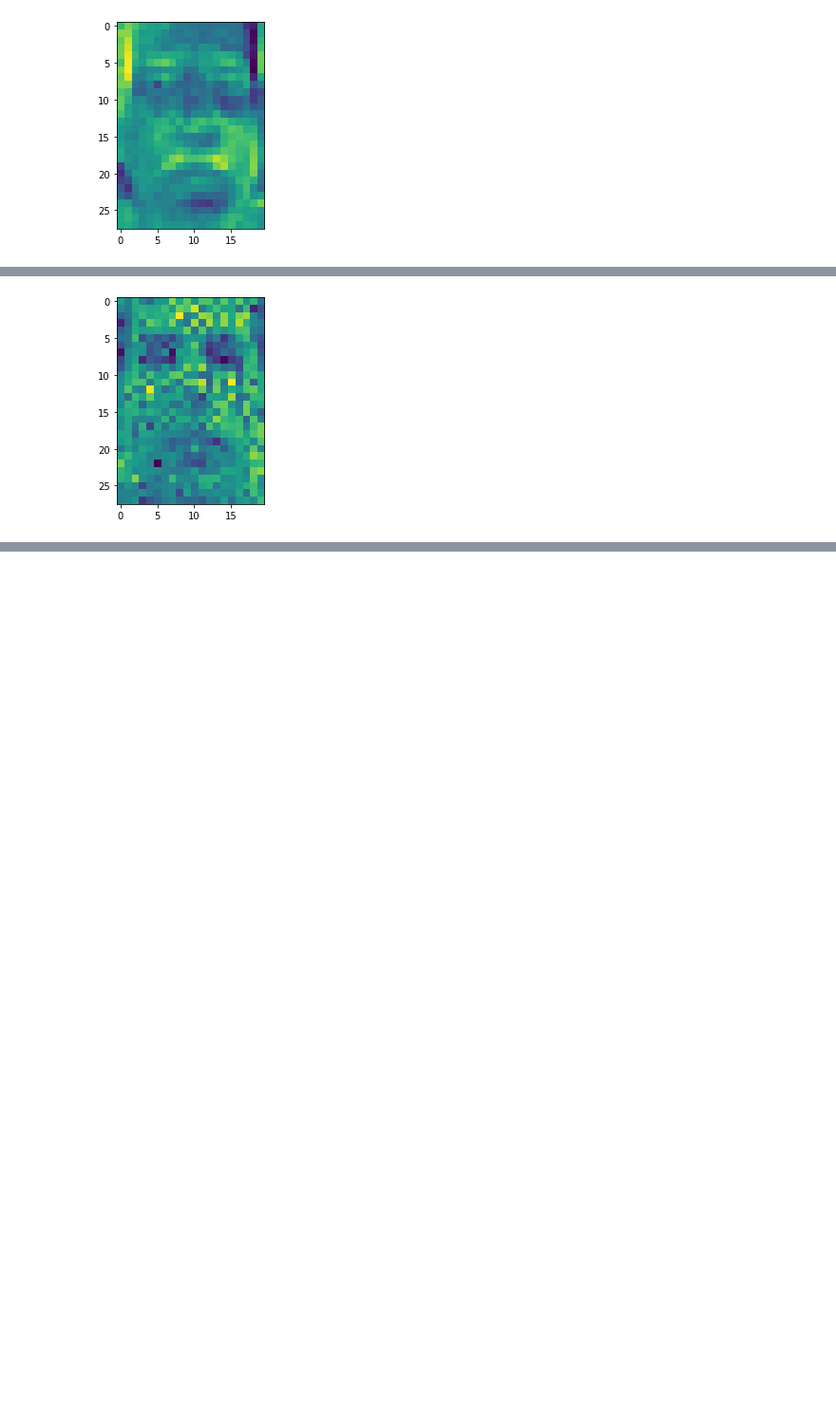
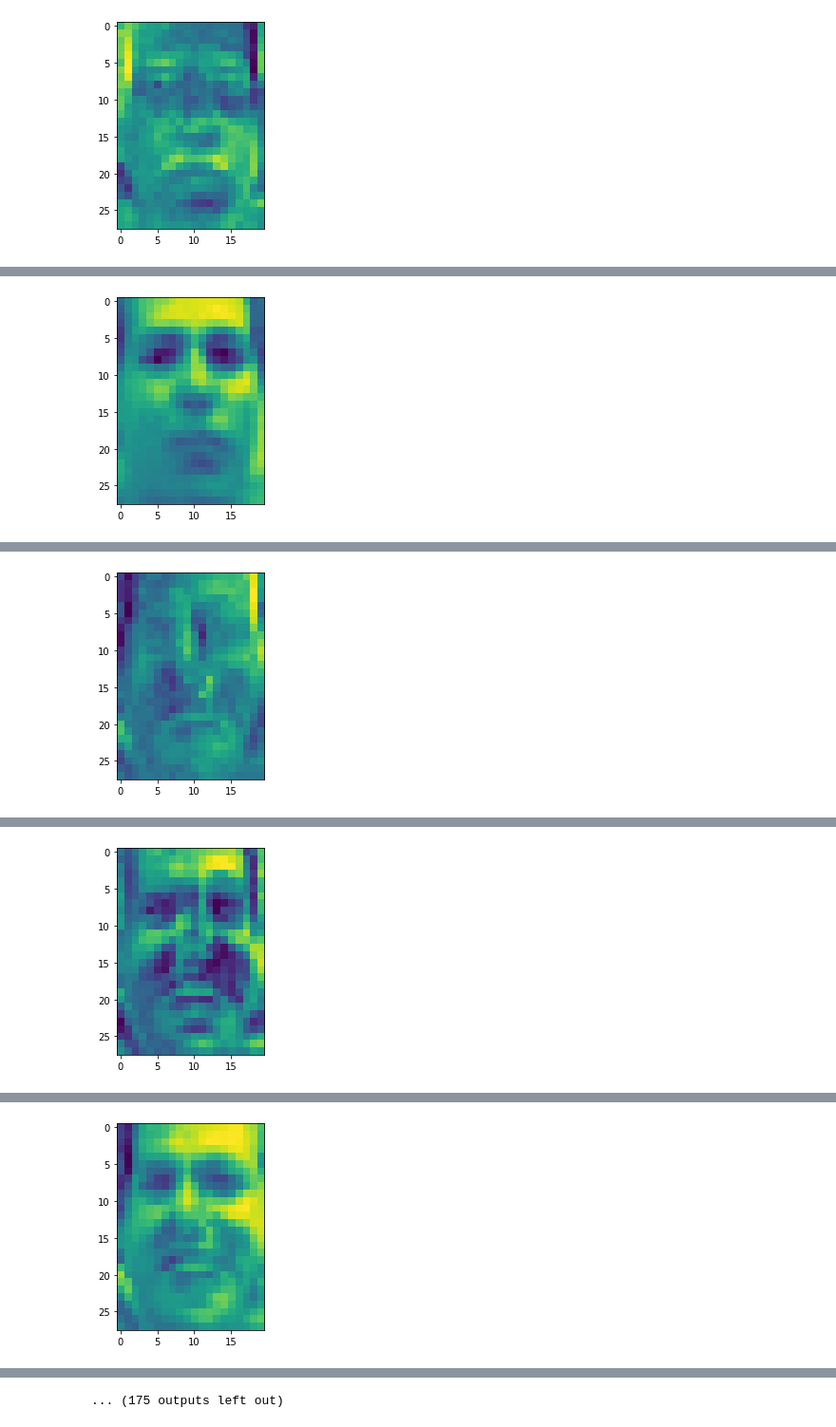
Before and after one commit to dungnguyen9801/impute-vae, a Jupyter notebook: test_frey.ipynb, the cells around one changed output, grey strips where cells are left out. Shown: that part at 95% size. Drawn from its saved outputs; the diff is of its cells as text; code cells hidden in the pictures; blank space fills up the shorter version.

Commit message:
fix frey1 test + randomized training

```diff
--- a/test_frey.ipynb
+++ b/test_frey.ipynb
@@ -154,19 +154,20 @@ else:
 optimizer = tf.keras.optimizers.Adamax()
 options = test_case.get('options')
 report_frequency=test_case.get('report_frequency',1)
-batch_size = len(x)
+# batch_size = len(x)
 for epoch in range(epochs):
     loss_func = ec.elbo_calculator().get_loss_func()
-    loss = train.train_one_epoch(model, x, optimizer, loss_func, y=None, batch_size=batch_size, options=options)
+    loss = train.train_one_random_batch(model, x, optimizer, loss_func, y=None, batch_size=batch_size, options=options)
     if ((epoch + 1) % report_frequency == 0):
         print('epoch %s: loss = %s' %(epoch+1, -loss.numpy()))
-        model.encoder.save('%s_encoder.h5' % test_case_name)
-        model.decoder.save('%s_decoder.h5' % test_case_name)
-        z = np.random.normal(0,1,(1,dim_z))
-        mu_x, log_sigma_x = model.decoder(z)
-        img = np.reshape(mu_x.numpy(), (28,20))
-        plt.imshow(img)
-        plt.show()
+        if ((epoch + 1) % (report_frequency*10) == 0):
+            model.encoder.save('%s_encoder.h5' % test_case_name)
+            model.decoder.save('%s_decoder.h5' % test_case_name)
+            z = np.random.normal(0,1,(1,dim_z))
+            mu_x, log_sigma_x = model.decoder(z)
+            img = np.reshape(mu_x.numpy(), (28,20))
+            plt.imshow(img)
+            plt.show()
 # %% [output]
 The autoreload extension is already loaded. To reload it, use:
   %reload_ext autoreload
@@ -181,5 +185,5 @@ WARNING:tensorflow:Layer flatten_5 is casting an input tensor from dtype float64
 
 If you intended to run this layer in float32, you can safely ignore this warning. If in doubt, this warning is likely only an issue if you are porting a TensorFlow 1.X model to TensorFlow 2.
 
 To change all layers to have dtype float64 by default, call `tf.keras.backend.set_floatx('float64')`. To change just this layer, pass dtype='float64' to the layer constructor. If you are the author of ...
-[figure, old version]
+[figure, new version]
@@ -185,0 +200 @@ To change all layers to have dtype float64 by default, call `tf.keras.backend.se
+[figure, added]
@@ -185,0 +211 @@ To change all layers to have dtype float64 by default, call `tf.keras.backend.se
+[figure, added]
@@ -185,0 +222 @@ To change all layers to have dtype float64 by default, call `tf.keras.backend.se
+[figure, added]
@@ -185,0 +245 @@ To change all layers to have dtype float64 by default, call `tf.keras.backend.se
+... (175 outputs left out)
```
Also changed, not shown: parts of 1 cell of this notebook, 2 other files.
